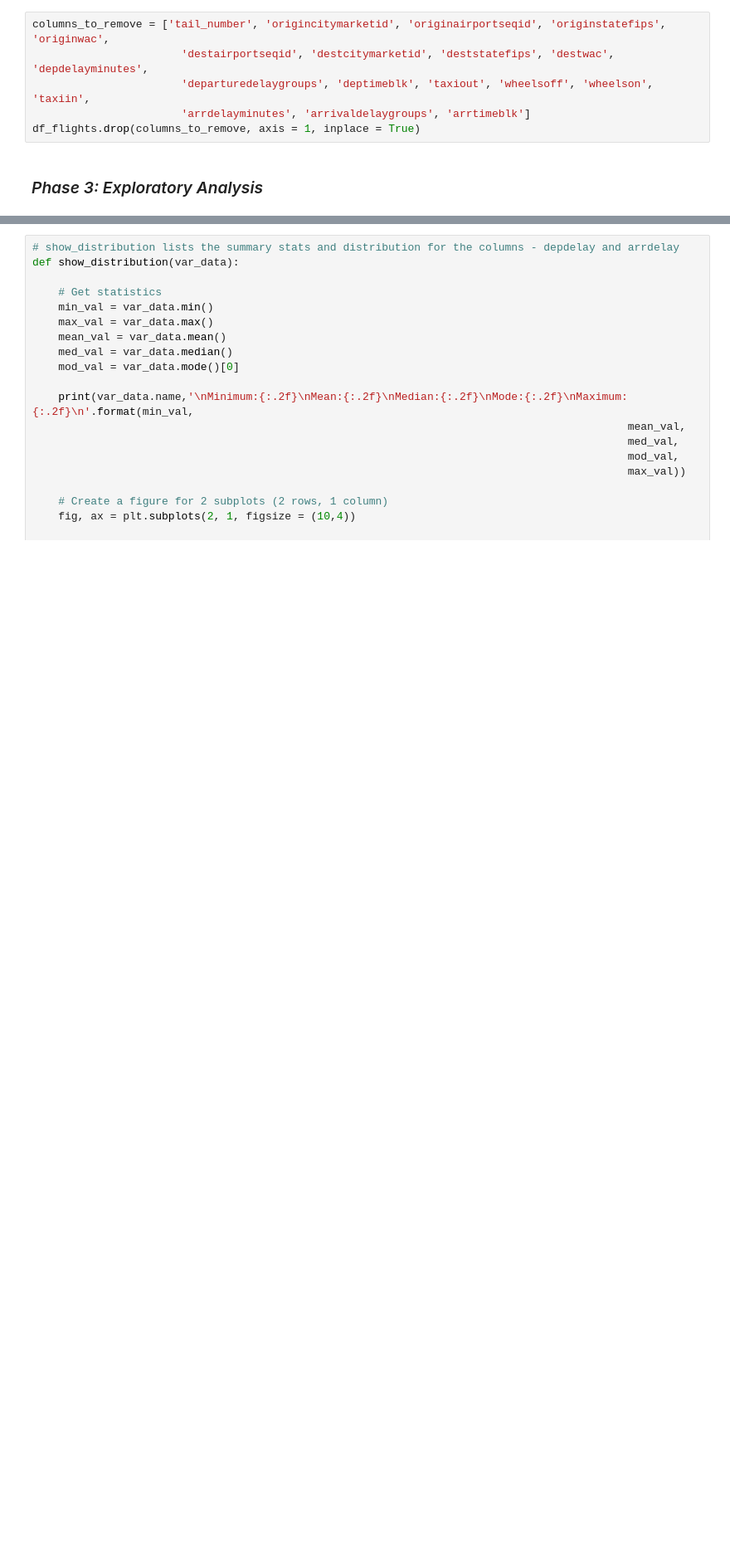
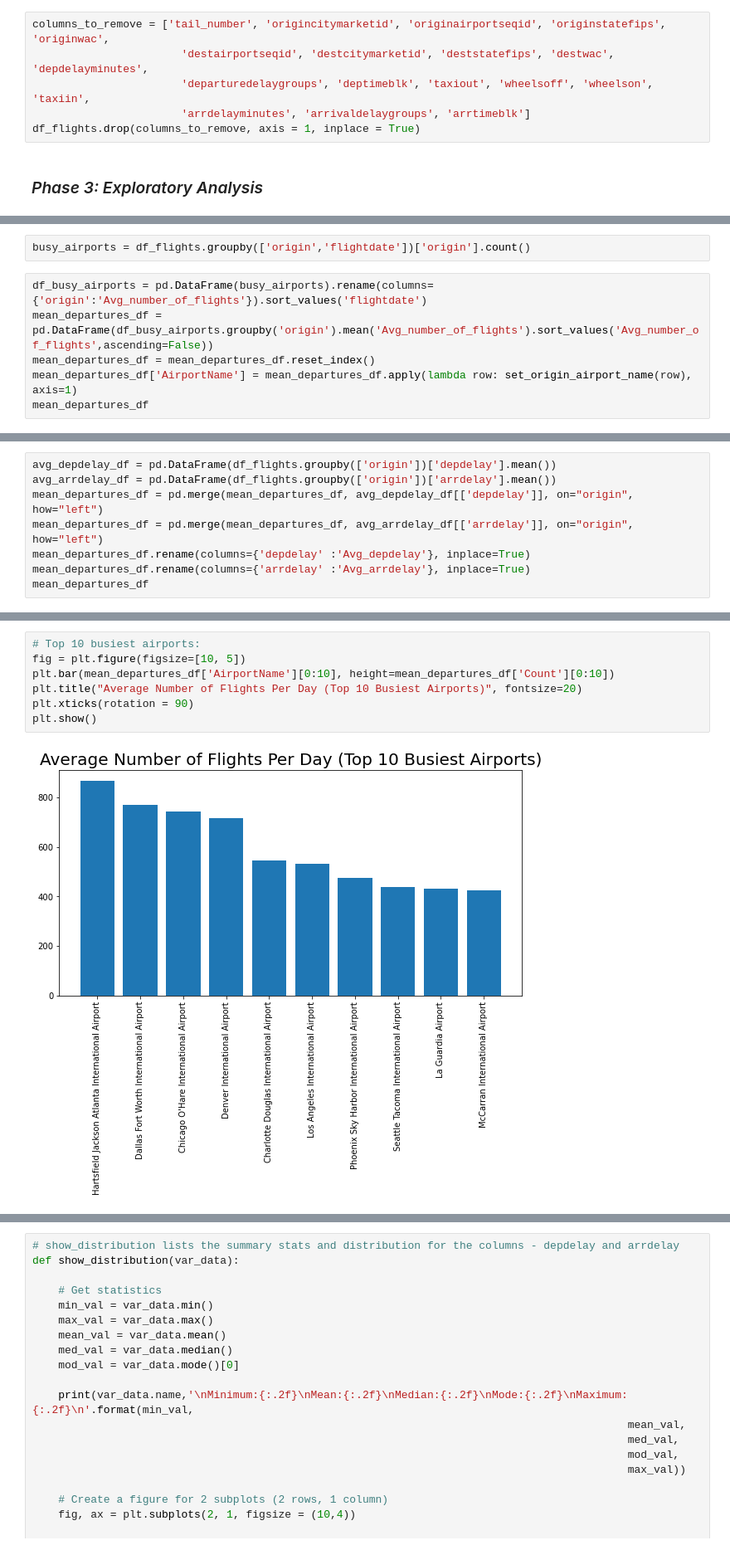
Before and after one commit to Ramachandranmu/Flight_Data, a Jupyter notebook: Flight_Data_Analysis.ipynb, the cells around one changed output, grey strips where cells are left out. Shown at 83% size. Saved outputs shown, nothing was run; the diff lists cells and outputs as text; blank space fills up the shorter version.

```diff
--- a/Flight_Data_Analysis.ipynb
+++ b/Flight_Data_Analysis.ipynb
@@ -252,0 +309,8 @@ df_airline_stats
+# %%
+busy_airports = df_flights.groupby(['origin','flightdate'])['origin'].count()
+# %%
+df_busy_airports = pd.DataFrame(busy_airports).rename(columns={'origin':'Avg_number_of_flights'}).sort_values('flightdate')
+mean_departures_df = pd.DataFrame(df_busy_airports.groupby('origin').mean('Avg_number_of_flights').sort_values('Avg_number_of_flights',ascending=False))
+mean_departures_df = mean_departures_df.reset_index()
+mean_departures_df['AirportName'] = mean_departures_df.apply(lambda row: set_origin_airport_name(row), axis=1)
+mean_departures_df
@@ -252,0 +331,8 @@ df_airline_stats
+# %%
+avg_depdelay_df = pd.DataFrame(df_flights.groupby(['origin'])['depdelay'].mean())
+avg_arrdelay_df = pd.DataFrame(df_flights.groupby(['origin'])['arrdelay'].mean())
+mean_departures_df = pd.merge(mean_departures_df, avg_depdelay_df[['depdelay']], on="origin", how="left")
+mean_departures_df = pd.merge(mean_departures_df, avg_arrdelay_df[['arrdelay']], on="origin", how="left")
+mean_departures_df.rename(columns={'depdelay' :'Avg_depdelay'}, inplace=True)
+mean_departures_df.rename(columns={'arrdelay' :'Avg_arrdelay'}, inplace=True)
+mean_departures_df
@@ -252,0 +355,9 @@ df_airline_stats
+# %%
+# Top 10 busiest airports:
+fig = plt.figure(figsize=[10, 5])
+plt.bar(mean_departures_df['AirportName'][0:10], height=mean_departures_df['Count'][0:10])
+plt.title("Average Number of Flights Per Day (Top 10 Busiest Airports)", fontsize=20)
+plt.xticks(rotation = 90)
+plt.show()
+# %% [output]
+[figure, added]
```
Also changed, not shown: parts of 45 cells of this notebook.
